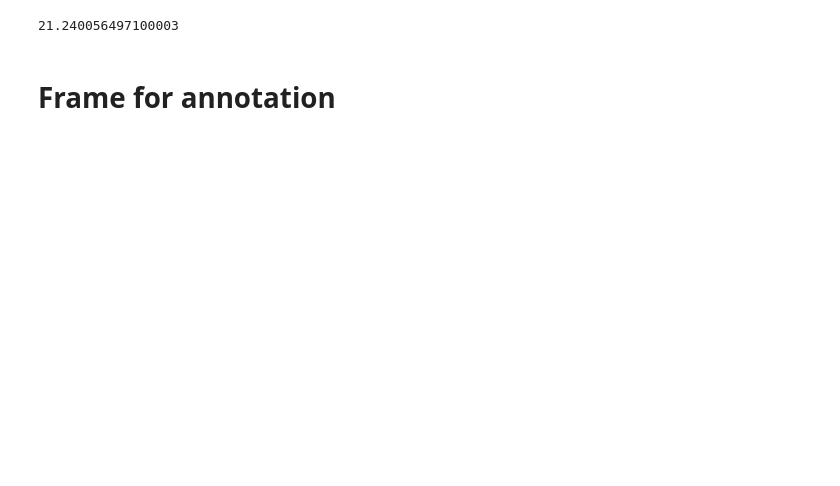
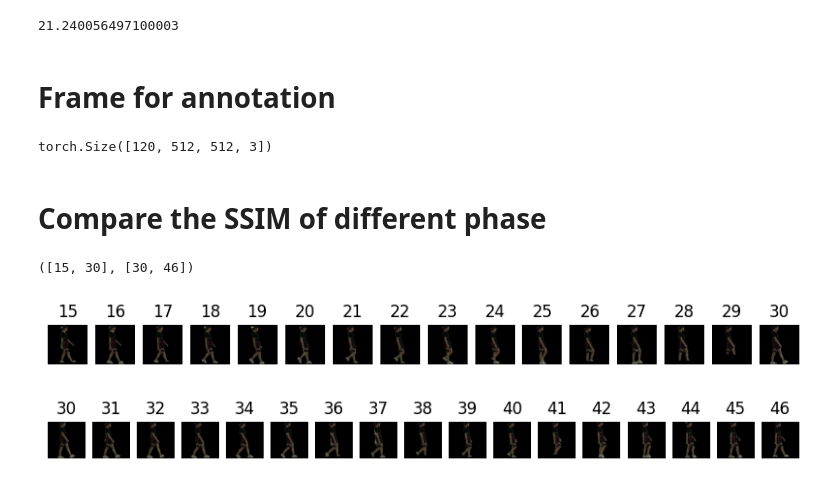
Before and after one commit to ChenKaiXuSan/Skeleton_ASD_PyTorch, a Jupyter notebook: analysis/gait_cycle_compare.ipynb, the cells around one changed output. Cells and saved outputs as stored; diff of their text form; code cells hidden in the pictures; blank space fills up the shorter version.

Commit message:
add temporal mix method

```diff
--- a/analysis/gait_cycle_compare.ipynb
+++ b/analysis/gait_cycle_compare.ipynb
@@ -11,17 +12,20 @@ For the results metrics, we use Euclidean Distance to calculate the difference b
 # %%
 import json
 
-video_name = 'LCS_HipOA/20170731_LCS_lat_V1-0001.json'
+# video_name = "LCS_HipOA/20170731_LCS_lat_V1-0001.json"
+# video_name = "ASD/20160120_ASD_lat__V1-0001.json"
+video_name = "DHS/20160927_DHS_lat_V1-0001.json"
+# video_name = "LCS_HipOA/20180806_2_HipOA_lat_V1-0001.json"
 # mix method
-with open('/workspace/data/segmentation_dataset_512/json_mix/' + video_name, 'r') as f:
+with open("/workspace/data/segmentation_dataset_512/json_mix/" + video_name, "r") as f:
     mix_method = json.load(f)
 
 # bbox method
-with open('/workspace/data/segmentation_dataset_512/json_bbox/' + video_name) as f:
+with open("/workspace/data/segmentation_dataset_512/json_bbox/" + video_name) as f:
     bbox_method = json.load(f)
 
 # pose method
-with open('/workspace/data/segmentation_dataset_512/json_pose/' + video_name) as f:
+with open("/workspace/data/segmentation_dataset_512/json_pose/" + video_name) as f:
     pose_method = json.load(f)
 
 
@@ -80,6 +73,9 @@ from torchvision.io import read_video
 import matplotlib.pyplot as plt
 
 # load video
-video_path = mix_method['video_path']
+video_path = mix_method["video_path"]
 vframes, *_ = read_video(video_path, pts_unit="sec", output_format="THWC")
+vframes.shape
+# %% [output]
+torch.Size([120, 512, 512, 3])
 # %%
@@ -89,0 +86,2 @@ for frame in range(vframes.shape[0]):
+# %% [markdown]
+# Compare the SSIM of different phase
@@ -89,0 +91,41 @@ for frame in range(vframes.shape[0]):
+# %%
+gait_cycle_index = mix_method["gait_cycle_index"]
+
+stance_phase = gait_cycle_index[1:3]
+swing_phase = gait_cycle_index[2:4]
+
+stance_phase, swing_phase
+# %% [output]
+([15, 30], [30, 46])
+# %%
+# stance phase
+# 创建子图
+fig, axes = plt.subplots(1, int(stance_phase[1] - stance_phase[0]+1), figsize=(10,1))
+
+# 读取并显示每张图像
+for num, i in enumerate(range(stance_phase[0], stance_phase[1]+1, 1)):
+	img = vframes[i]
+	ax = axes[num]
+	ax.imshow(img)
+	ax.axis('off')
+	ax.set_title(f'{i}')
+
+fig.show()
+# %% [output]
+[figure, added]
+# %%
+# stance phase
+# 创建子图
+fig, axes = plt.subplots(1, int(swing_phase[1] - swing_phase[0]+1), figsize=(10,1))
+
+# 读取并显示每张图像
+for num, i in enumerate(range(swing_phase[0], swing_phase[1]+1, 1)):
+	img = vframes[i]
+	ax = axes[num]
+	ax.imshow(img)
+	ax.axis('off')
+	ax.set_title(f'{i}')
+
+fig.show()
+# %% [output]
+[figure, added]
```
Also changed, not shown: parts of 11 cells of this notebook, 4 other files.
